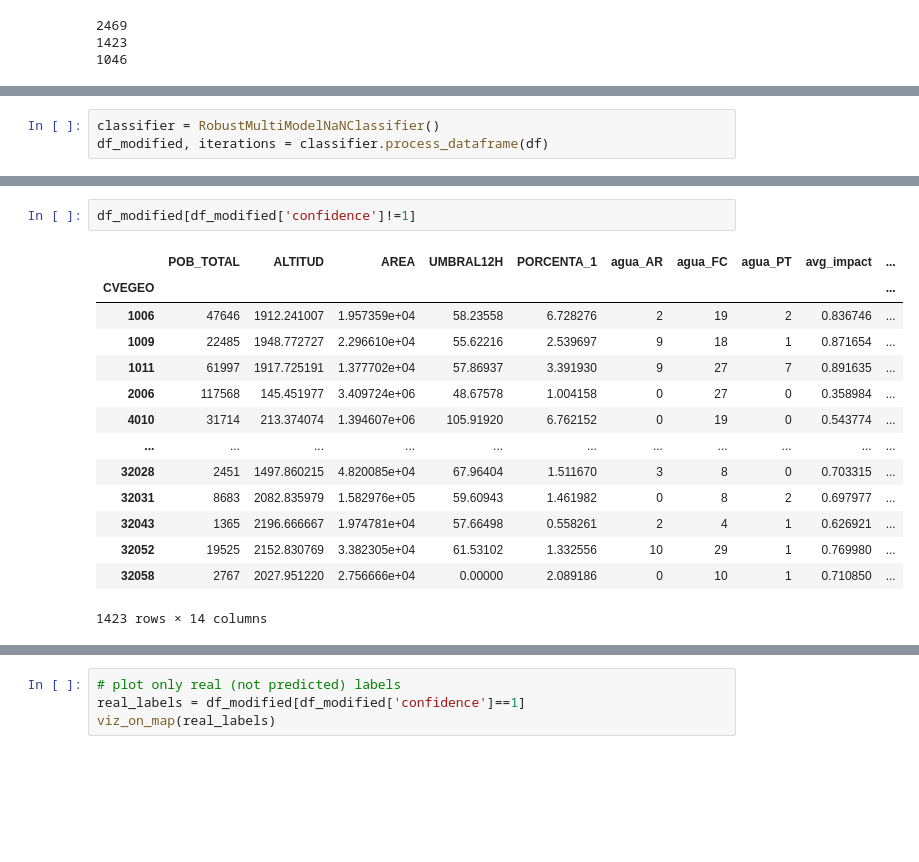
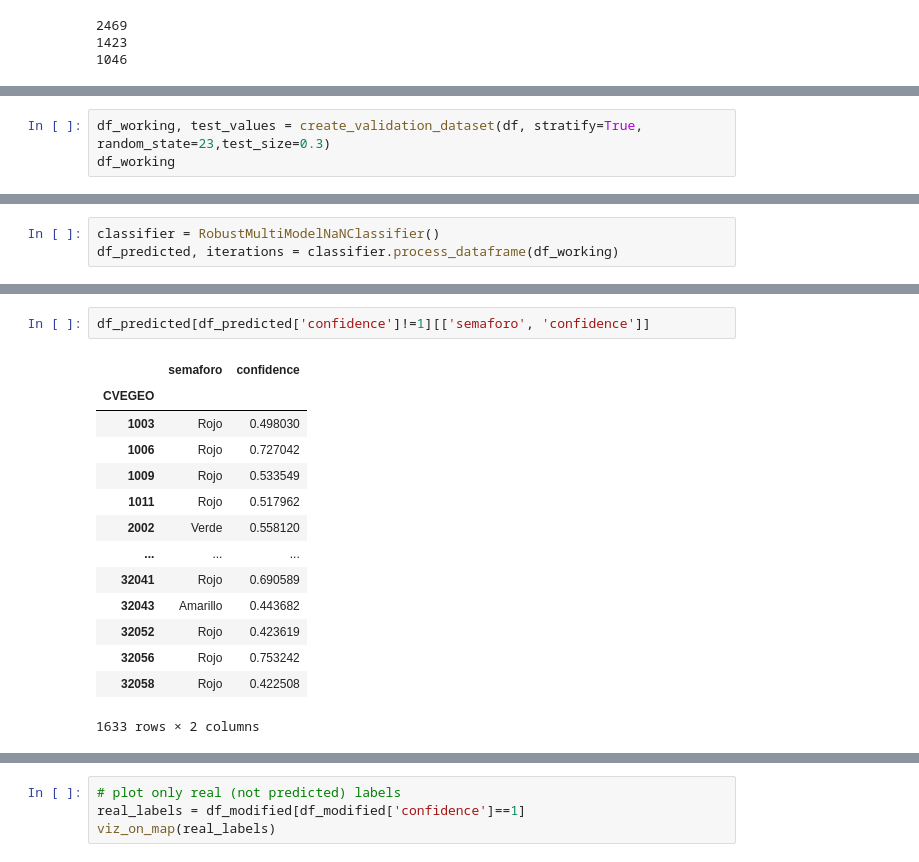
Before and after one commit to raqcoss/ML-water, a Jupyter notebook: parte_raquel.ipynb, the cells around one changed output, grey strips where cells are left out. Saved outputs shown, nothing was run; the diff lists cells and outputs as text; blank space fills up the shorter version.

```diff
--- a/parte_raquel.ipynb
+++ b/parte_raquel.ipynb
@@ -347 +354,4 @@ class RobustMultiModelNaNClassifier:
         return df_working, iteration
+# %%
+df_working, test_values = create_validation_dataset(df, stratify=True, random_state=23,test_size=0.3)
+df_working
@@ -348,4 +373,4 @@ class RobustMultiModelNaNClassifier:
 # %%
 classifier = RobustMultiModelNaNClassifier()
-df_modified, iterations = classifier.process_dataframe(df)
+df_predicted, iterations = classifier.process_dataframe(df_working)
 # %% [output]
@@ -407,17 +411,17 @@ Parameters: { "scale_pos_weight" } are not used.
 # %%
-df_modified[df_modified['confidence']!=1]
+df_predicted[df_predicted['confidence']!=1][['semaforo', 'confidence']]
 # %% [output]
-|  | POB_TOTAL | ALTITUD | AREA | UMBRAL12H | PORCENTA_1 | agua_AR | agua_FC | agua_PT | avg_impact | ... |
-| CVEGEO |  |  |  |  |  |  |  |  |  | ... |
-| 1006 | 47646 | 1912.241007 | 1.957359e+04 | 58.23558 | 6.728276 | 2 | 19 | 2 | 0.836746 | ... |
-| 1009 | 22485 | 1948.772727 | 2.296610e+04 | 55.62216 | 2.539697 | 9 | 18 | 1 | 0.871654 | ... |
-| 1011 | 61997 | 1917.725191 | 1.377702e+04 | 57.86937 | 3.391930 | 9 | 27 | 7 | 0.891635 | ... |
-| 2006 | 117568 | 145.451977 | 3.409724e+06 | 48.67578 | 1.004158 | 0 | 27 | 0 | 0.358984 | ... |
-| 4010 | 31714 | 213.374074 | 1.394607e+06 | 105.91920 | 6.762152 | 0 | 19 | 0 | 0.543774 | ... |
-| ... | ... | ... | ... | ... | ... | ... | ... | ... | ... | ... |
-| 32028 | 2451 | 1497.860215 | 4.820085e+04 | 67.96404 | 1.511670 | 3 | 8 | 0 | 0.703315 | ... |
-| 32031 | 8683 | 2082.835979 | 1.582976e+05 | 59.60943 | 1.461982 | 0 | 8 | 2 | 0.697977 | ... |
-| 32043 | 1365 | 2196.666667 | 1.974781e+04 | 57.66498 | 0.558261 | 2 | 4 | 1 | 0.626921 | ... |
-| 32052 | 19525 | 2152.830769 | 3.382305e+04 | 61.53102 | 1.332556 | 10 | 29 | 1 | 0.769980 | ... |
-| 32058 | 2767 | 2027.951220 | 2.756666e+04 | 0.00000 | 2.089186 | 0 | 10 | 1 | 0.710850 | ... |
+|  | semaforo | confidence |
+| CVEGEO |  |  |
+| 1003 | Rojo | 0.498030 |
+| 1006 | Rojo | 0.727042 |
+| 1009 | Rojo | 0.533549 |
+| 1011 | Rojo | 0.517962 |
+| 2002 | Verde | 0.558120 |
+| ... | ... | ... |
+| 32041 | Rojo | 0.690589 |
+| 32043 | Amarillo | 0.443682 |
+| 32052 | Rojo | 0.423619 |
+| 32056 | Rojo | 0.753242 |
+| 32058 | Rojo | 0.422508 |
-1423 rows × 14 columns
+1633 rows × 2 columns
```
Also changed, not shown: parts of 21 cells of this notebook.
